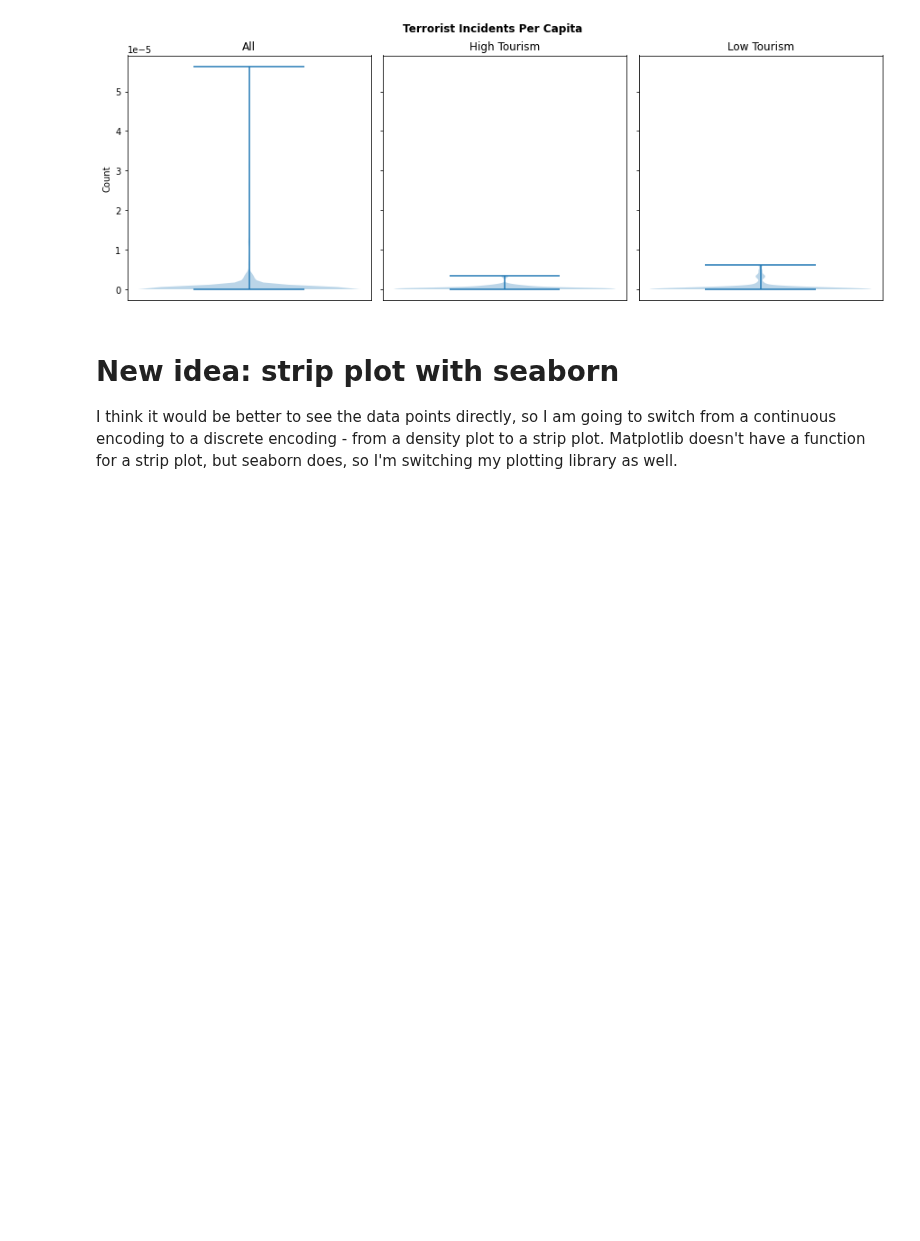
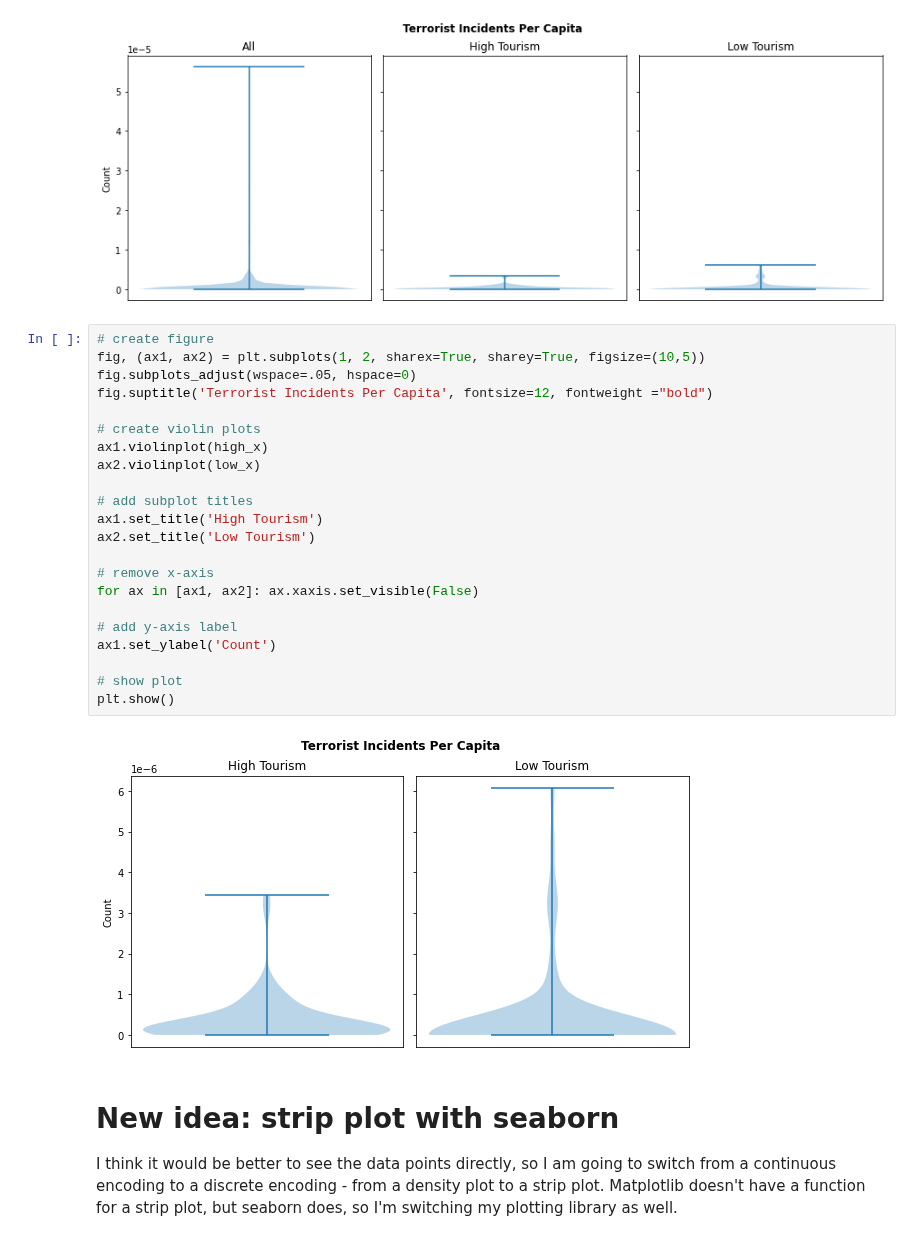
Before and after one commit to brooke-l-hawkins/milestone-i-project, a Jupyter notebook: code/visualize-distribution-incident-per-capita.ipynb, the cells around one changed output. Drawn from its saved outputs; the diff is of its cells as text; blank space fills up the shorter version.

```diff
--- a/code/visualize-distribution-incident-per-capita.ipynb
+++ b/code/visualize-distribution-incident-per-capita.ipynb
@@ -106,6 +106,30 @@ ax1.set_ylabel('Count')
 plt.show()
 # %% [output]
 [figure]
+# %%
+# create figure
+fig, (ax1, ax2) = plt.subplots(1, 2, sharex=True, sharey=True, figsize=(10,5))
+fig.subplots_adjust(wspace=.05, hspace=0)
+fig.suptitle('Terrorist Incidents Per Capita', fontsize=12, fontweight ="bold")
+
+# create violin plots
+ax1.violinplot(high_x)
+ax2.violinplot(low_x)
+
+# add subplot titles
+ax1.set_title('High Tourism')
+ax2.set_title('Low Tourism')
+
+# remove x-axis
+for ax in [ax1, ax2]: ax.xaxis.set_visible(False)
+
+# add y-axis label
+ax1.set_ylabel('Count')
+
+# show plot
+plt.show()
+# %% [output]
+[figure, added]
 # %% [markdown]
 # New idea: strip plot with seaborn
 
```
Also changed, not shown: parts of 2 cells of this notebook, 1 other file.
